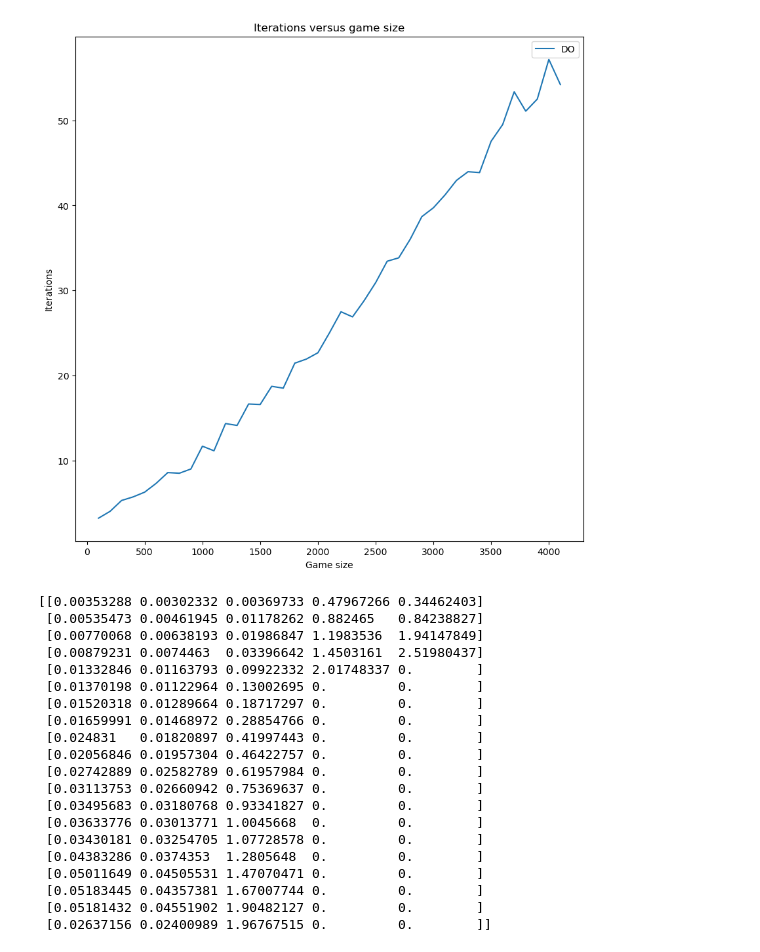
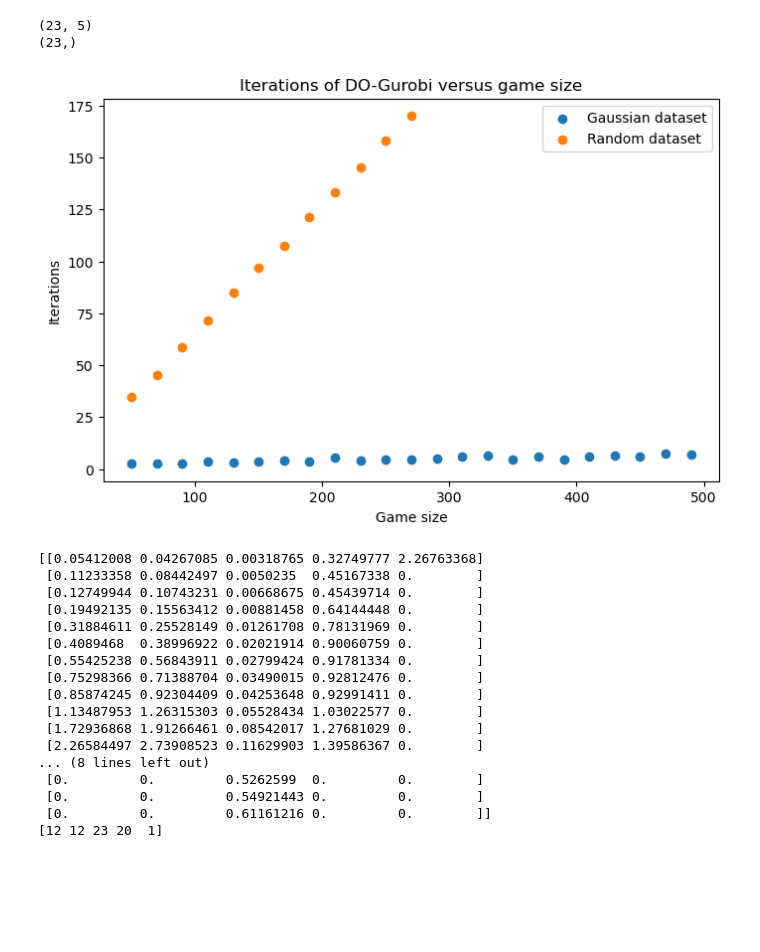
Before and after one commit to Filiver/BP_codes, a Jupyter notebook: src/plot_time_depended_on_size.ipynb, the cells around one changed output. Drawn from its saved outputs; the diff is of its cells as text; code cells hidden in the pictures; blank space fills up the shorter version.

```diff
--- a/src/plot_time_depended_on_size.ipynb
+++ b/src/plot_time_depended_on_size.ipynb
@@ -77,34 +88,37 @@ np.save('solvers_times_mwu_500.npy', solvers_times)
 # %%
-plt.subplots(figsize=(10, 10))
-plt.plot(range(min_size, 5001, step), solvers_iters_reserve[:,0])
+plt.subplots(figsize=(8, 5))
+print(solvers_iters_gauss_500.shape)
+print(np.arange(50, 501, 20).shape)
+plt.scatter(range(50, 501, 20), solvers_iters_gauss_500[:,0])
+plt.scatter(range(50, 501, 20)[:12], solvers_iters_random_500[:12,0])
 #plt.plot(range(min_size, max_size + 1, step), solvers_iters)
-plt.legend(['DO'])
+plt.legend(['Gaussian dataset', "Random dataset"])
 plt.xlabel('Game size')
 plt.ylabel('Iterations')
-plt.title('Iterations versus game size')
+plt.title('Iterations of DO-Gurobi versus game size')
 plt.savefig('DO_iterations.png')
 # %% [output]
+(23, 5)
+(23,)
-[figure, old version]
+[figure, new version]
 # %%
 print(solvers_times)
+print(solvers_last_iter)
 # %% [output]
-[[0.00353288 0.00302332 0.00369733 0.47967266 0.34462403]
- [0.00535473 0.00461945 0.01178262 0.882465   0.84238827]
- [0.00770068 0.00638193 0.01986847 1.1983536  1.94147849]
- [0.00879231 0.0074463  0.03396642 1.4503161  2.51980437]
- [0.01332846 0.01163793 0.09922332 2.01748337 0.        ]
- [0.01370198 0.01122964 0.13002695 0.         0.        ]
- [0.01520318 0.01289664 0.18717297 0.         0.        ]
- [0.01659991 0.01468972 0.28854766 0.         0.        ]
- [0.024831   0.01820897 0.41997443 0.         0.        ]
- [0.02056846 0.01957304 0.46422757 0.         0.        ]
- [0.02742889 0.02582789 0.61957984 0.         0.        ]
- [0.03113753 0.02660942 0.75369637 0.         0.        ]
- [0.03495683 0.03180768 0.93341827 0.         0.        ]
- [0.03633776 0.03013771 1.0045668  0.         0.        ]
- [0.03430181 0.03254705 1.07728578 0.         0.        ]
- [0.04383286 0.0374353  1.2805648  0.         0.        ]
- [0.05011649 0.04505531 1.47070471 0.         0.        ]
- [0.05183445 0.04357381 1.67007744 0.         0.        ]
- [0.05181432 0.04551902 1.90482127 0.         0.        ]
- [0.02637156 0.02400989 1.96767515 0.         0.        ]]
+[[0.05412008 0.04267085 0.00318765 0.32749777 2.26763368]
+ [0.11233358 0.08442497 0.0050235  0.45167338 0.        ]
+ [0.12749944 0.10743231 0.00668675 0.45439714 0.        ]
+ [0.19492135 0.15563412 0.00881458 0.64144448 0.        ]
+ [0.31884611 0.25528149 0.01261708 0.78131969 0.        ]
+ [0.4089468  0.38996922 0.02021914 0.90060759 0.        ]
+ [0.55425238 0.56843911 0.02799424 0.91781334 0.        ]
+ [0.75298366 0.71388704 0.03490015 0.92812476 0.        ]
+ [0.85874245 0.92304409 0.04253648 0.92991411 0.        ]
+ [1.13487953 1.26315303 0.05528434 1.03022577 0.        ]
+ [1.72936868 1.91266461 0.08542017 1.27681029 0.        ]
+ [2.26584497 2.73908523 0.11629903 1.39586367 0.        ]
+... (8 lines left out)
+ [0.         0.         0.5262599  0.         0.        ]
+ [0.         0.         0.54921443 0.         0.        ]
+ [0.         0.         0.61161216 0.         0.        ]]
+[12 12 23 20  1]
```
Also changed, not shown: parts of 7 cells of this notebook, 12 other files.
